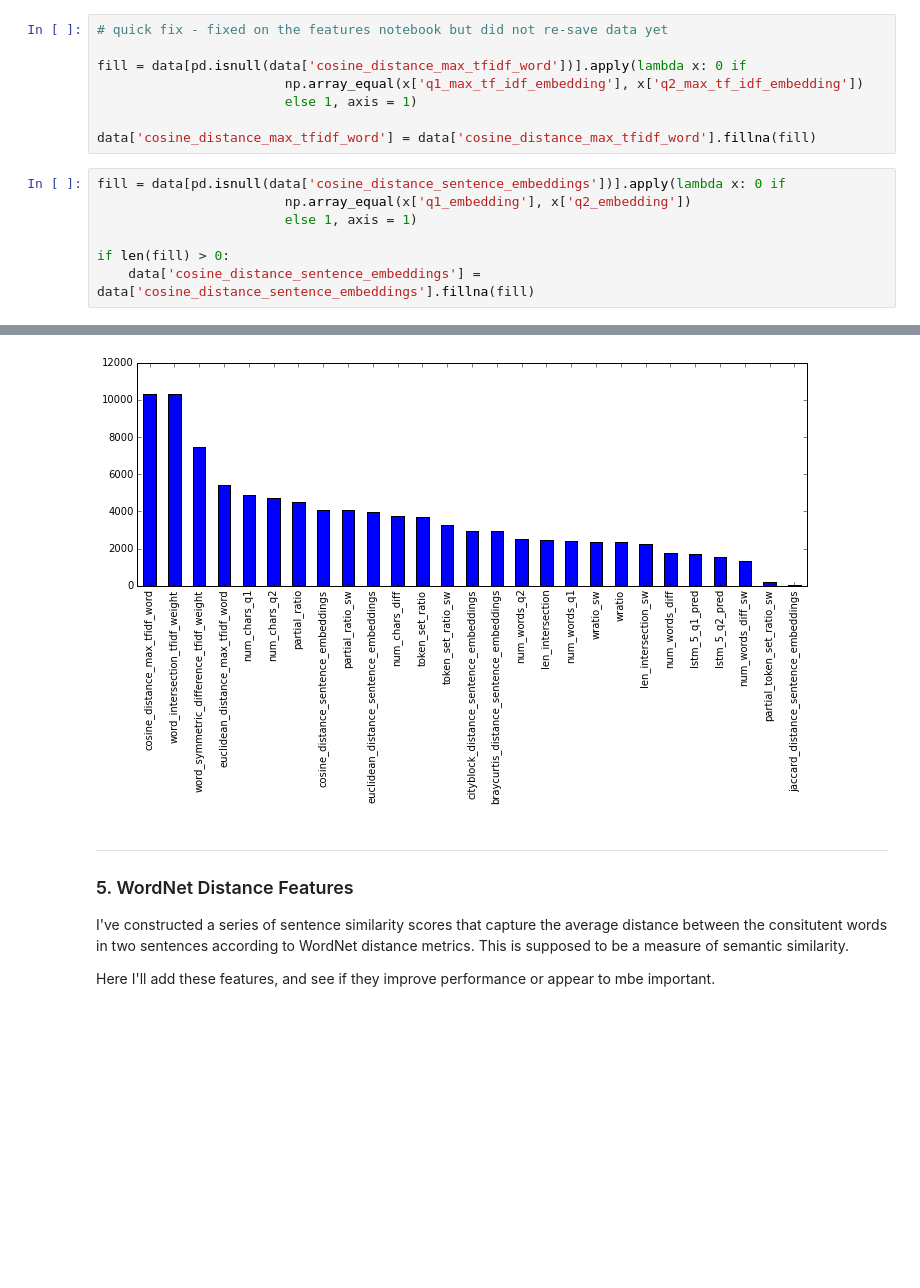
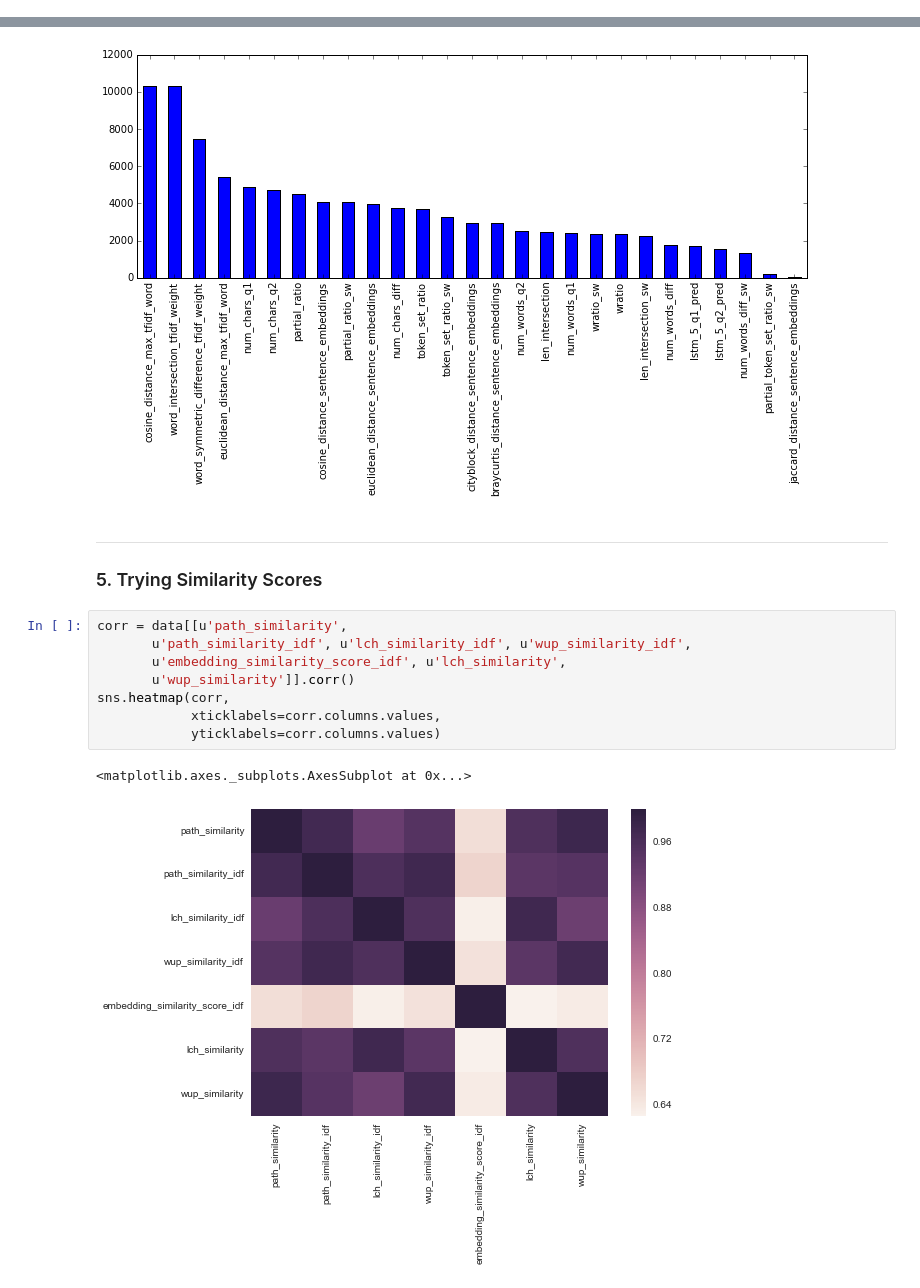
Before and after one commit to tamirbennatan/quora, a Jupyter notebook: xgboost/xgboost_extended_features.ipynb, the cells around one changed output, grey strips where cells are left out. Saved outputs shown, nothing was run; the diff lists cells and outputs as text; blank space fills up the shorter version.

Commit message:
Test distance features.

```diff
--- a/xgboost/xgboost_extended_features.ipynb
+++ b/xgboost/xgboost_extended_features.ipynb
@@ -80,15 +67,0 @@ I really should go back and re-write this file. But for now, I'll just re-fix th
-# %%
-# quick fix - fixed on the features notebook but did not re-save data yet
-
-fill = data[pd.isnull(data['cosine_distance_max_tfidf_word'])].apply(lambda x: 0 if
-                        np.array_equal(x['q1_max_tf_idf_embedding'], x['q2_max_tf_idf_embedding'])
-                        else 1, axis = 1)
-
-data['cosine_distance_max_tfidf_word'] = data['cosine_distance_max_tfidf_word'].fillna(fill)
-# %%
-fill = data[pd.isnull(data['cosine_distance_sentence_embeddings'])].apply(lambda x: 0 if
-                        np.array_equal(x['q1_embedding'], x['q2_embedding'])
-                        else 1, axis = 1)
-
-if len(fill) > 0:
-    data['cosine_distance_sentence_embeddings'] = data['cosine_distance_sentence_embeddings'].fillna(fill)
@@ -559,12 +600,19 @@ grid_result5.best_score_
 feature_importance(grid_result5.best_estimator_)
 # %% [output]
 [figure]
-# %% [markdown]
----
-
-### 5. WordNet Distance Features
-
-I've constructed a series of sentence similarity scores that capture the average distance between the consitutent words in two sentences according to WordNet distance metrics. This is supposed to be a measure of semantic similarity.
-
-Here I'll add these features, and see if they improve performance or appear to mbe important.
+# %% [markdown]
+---
+
+### 5. Trying Similarity Scores
+# %%
+corr = data[[u'path_similarity',
+       u'path_similarity_idf', u'lch_similarity_idf', u'wup_similarity_idf',
+       u'embedding_similarity_score_idf', u'lch_similarity',
+       u'wup_similarity']].corr()
+sns.heatmap(corr,
+            xticklabels=corr.columns.values,
+            yticklabels=corr.columns.values)
+# %% [output]
+<matplotlib.axes._subplots.AxesSubplot at 0x...>
+[figure, added]
 # %% [markdown]
```
Also changed, not shown: parts of 39 cells of this notebook, 2 other files.
